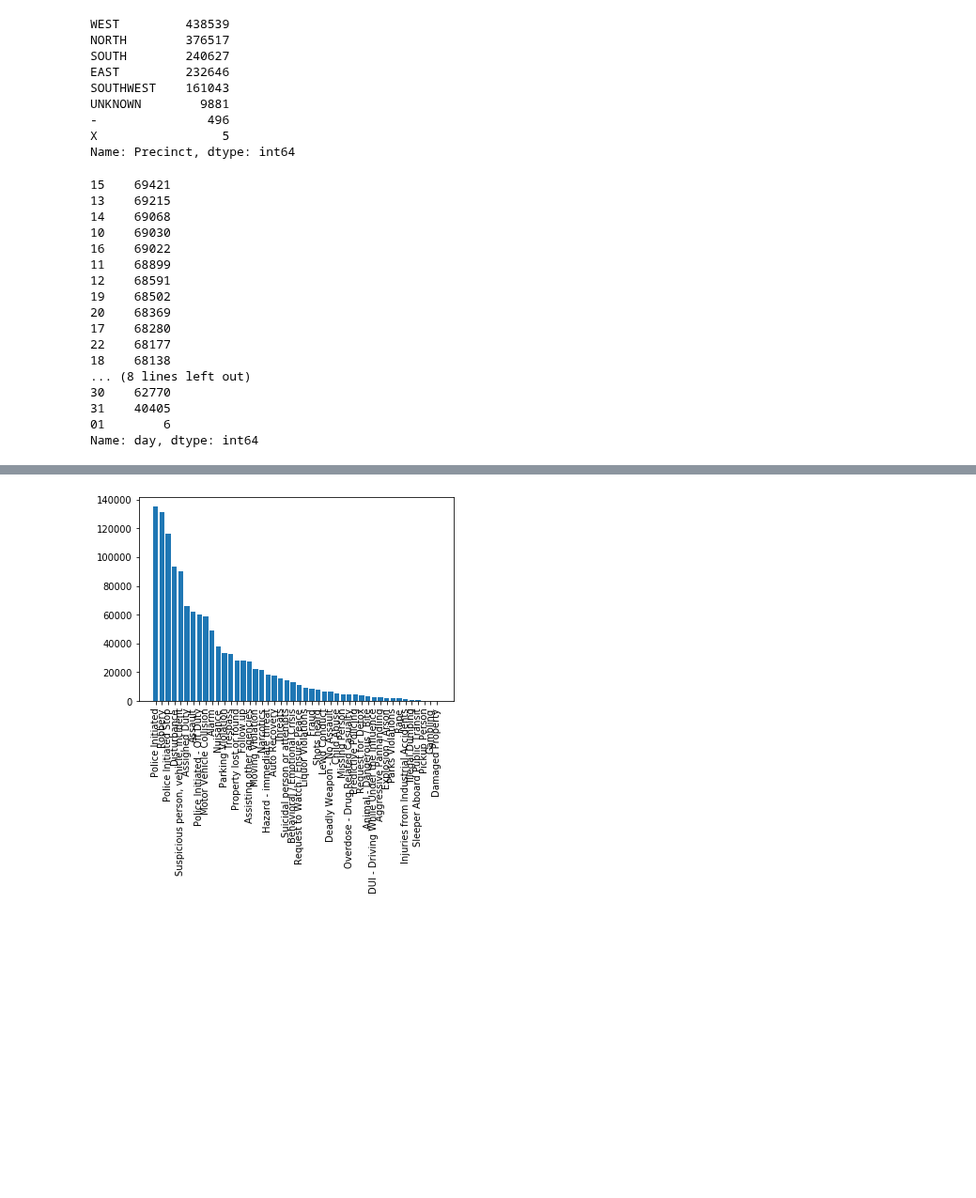
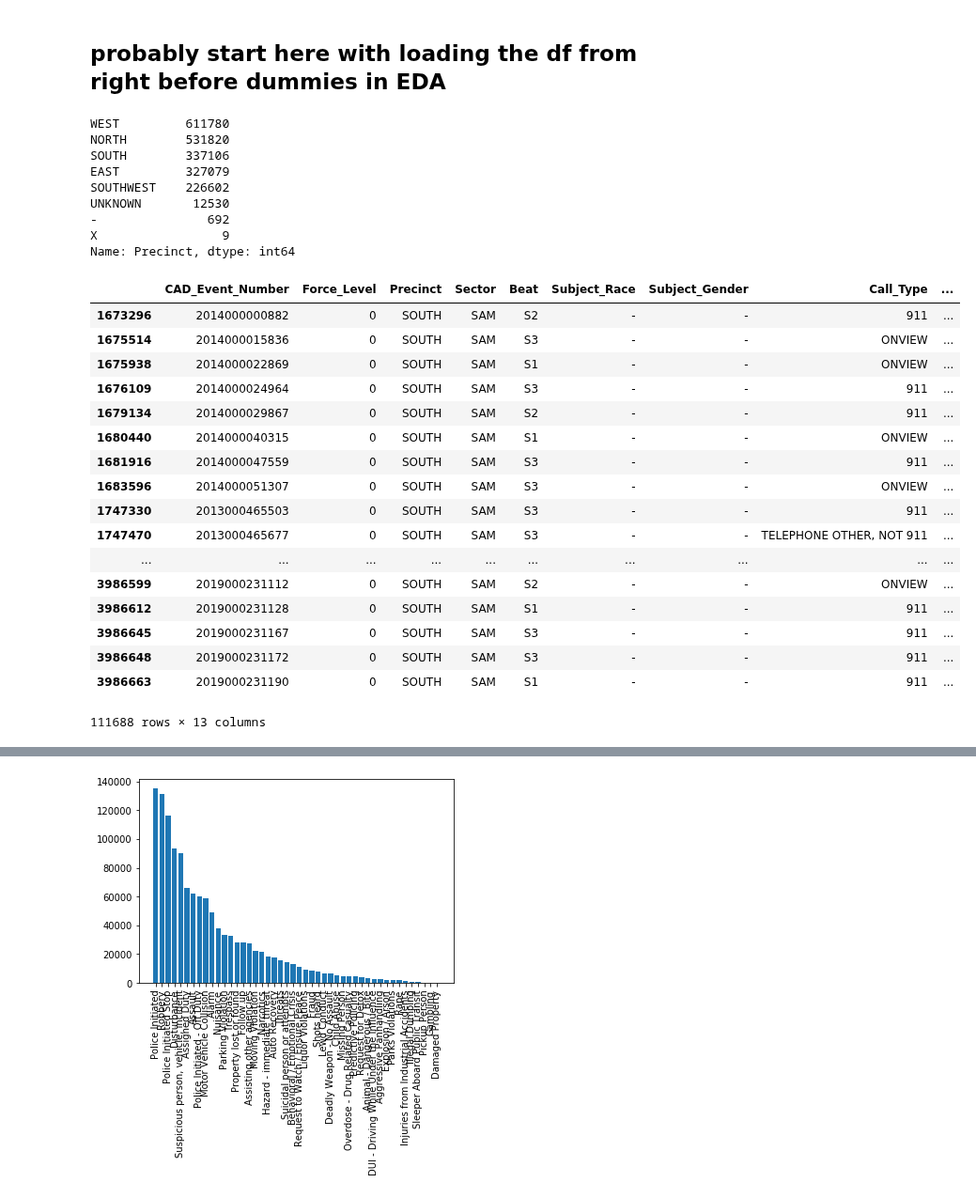
Before and after one commit to SarahMBurgart/use-of-force, a Jupyter notebook: Modeling.ipynb, the cells around one changed output, grey strips where cells are left out. Shown at 94% size. Drawn from its saved outputs; the diff is of its cells as text; code cells hidden in the pictures; blank space fills up the shorter version.

```diff
--- a/Modeling.ipynb
+++ b/Modeling.ipynb
@@ -65,5 +25,7 @@ def callstime(df, col_arrive):
+# %% [markdown]
+## probably start here with loading the df from right before dummies in EDA
 # %%
-nm = pd.read_pickle("data/all_calls17_uof_df.pkl")
+nm = pd.read_pickle("data/rev_df_before_dummies.pkl")
 
 # need to:
 # make a y and make categories numeric(?)
@@ -75,35 +37,36 @@ nm.Precinct.replace({'W': "WEST", "N": "NORTH", "E": "EAST", "S": "SOUTH", "SW":
 
 nm.Precinct.value_counts()
 # %% [output]
-WEST         438539
-NORTH        376517
-SOUTH        240627
-EAST         232646
-SOUTHWEST    161043
-UNKNOWN        9881
--               496
-X                 5
+WEST         611780
+NORTH        531820
+SOUTH        337106
+EAST         327079
+SOUTHWEST    226602
+UNKNOWN       12530
+-               692
+X                 9
 Name: Precinct, dtype: int64
-# %%
-nm.day.value_counts()
-# %% [output]
-15    69421
-13    69215
-14    69068
-10    69030
-16    69022
-11    68899
-12    68591
-19    68502
-20    68369
-17    68280
-22    68177
-18    68138
-... (8 lines left out)
-30    62770
-31    40405
-01        6
-Name: day, dtype: int64
+# %%
+nm[nm["Sector"] == "SAM"]
+# %% [output]
+|  | CAD_Event_Number | Force_Level | Precinct | Sector | Beat | Subject_Race | Subject_Gender | Call_Type | ... |
+| 1673296 | 2014000000882 | 0 | SOUTH | SAM | S2 | - | - | 911 | ... |
+| 1675514 | 2014000015836 | 0 | SOUTH | SAM | S3 | - | - | ONVIEW | ... |
+| 1675938 | 2014000022869 | 0 | SOUTH | SAM | S1 | - | - | ONVIEW | ... |
+| 1676109 | 2014000024964 | 0 | SOUTH | SAM | S3 | - | - | 911 | ... |
+| 1679134 | 2014000029867 | 0 | SOUTH | SAM | S2 | - | - | 911 | ... |
+| 1680440 | 2014000040315 | 0 | SOUTH | SAM | S1 | - | - | ONVIEW | ... |
+| 1681916 | 2014000047559 | 0 | SOUTH | SAM | S3 | - | - | 911 | ... |
+| 1683596 | 2014000051307 | 0 | SOUTH | SAM | S3 | - | - | ONVIEW | ... |
+| 1747330 | 2013000465503 | 0 | SOUTH | SAM | S3 | - | - | 911 | ... |
+| 1747470 | 2013000465677 | 0 | SOUTH | SAM | S3 | - | - | TELEPHONE OTHER, NOT 911 | ... |
+| ... | ... | ... | ... | ... | ... | ... | ... | ... | ... |
+| 3986599 | 2019000231112 | 0 | SOUTH | SAM | S2 | - | - | ONVIEW | ... |
+| 3986612 | 2019000231128 | 0 | SOUTH | SAM | S1 | - | - | 911 | ... |
+| 3986645 | 2019000231167 | 0 | SOUTH | SAM | S3 | - | - | 911 | ... |
+| 3986648 | 2019000231172 | 0 | SOUTH | SAM | S3 | - | - | 911 | ... |
+| 3986663 | 2019000231190 | 0 | SOUTH | SAM | S1 | - | - | 911 | ... |
+111688 rows × 13 columns
 # %%
 # make a copy to alter for the model in case I want to look back at this
 nm2 = nm.copy(deep=True)
```
Also changed, not shown: parts of 42 cells of this notebook, 3 other files.
